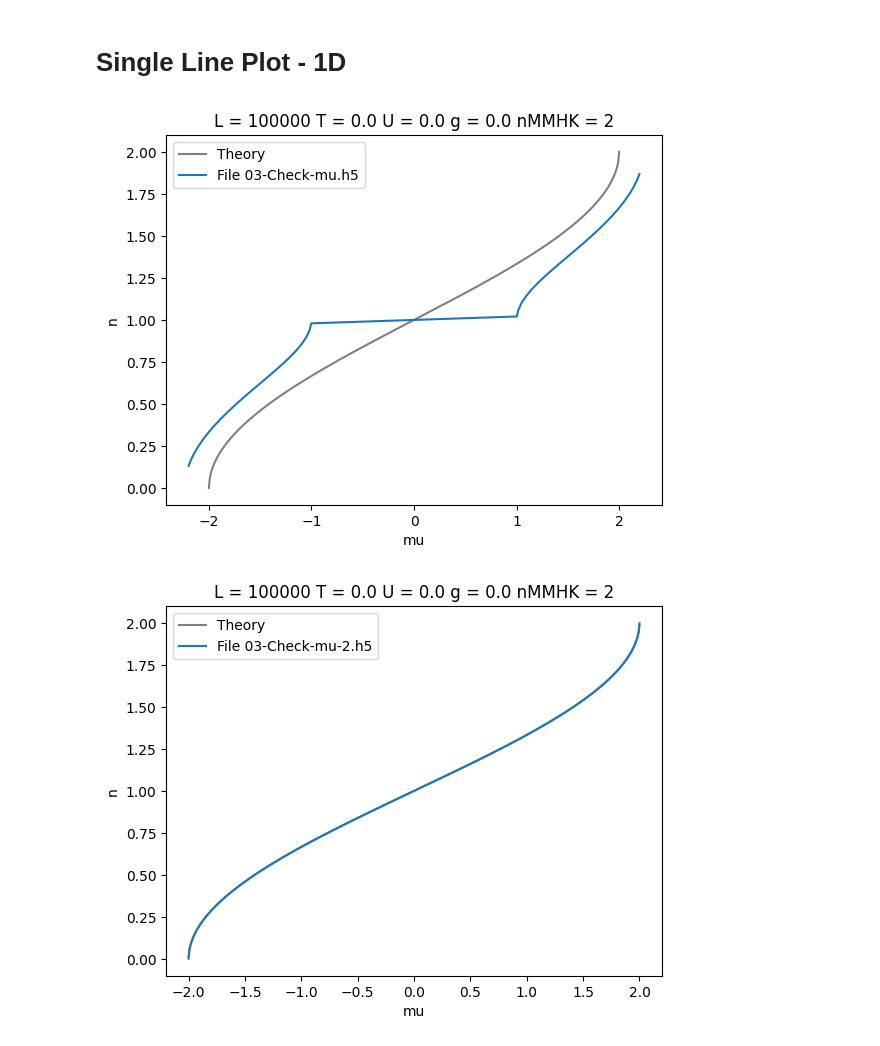
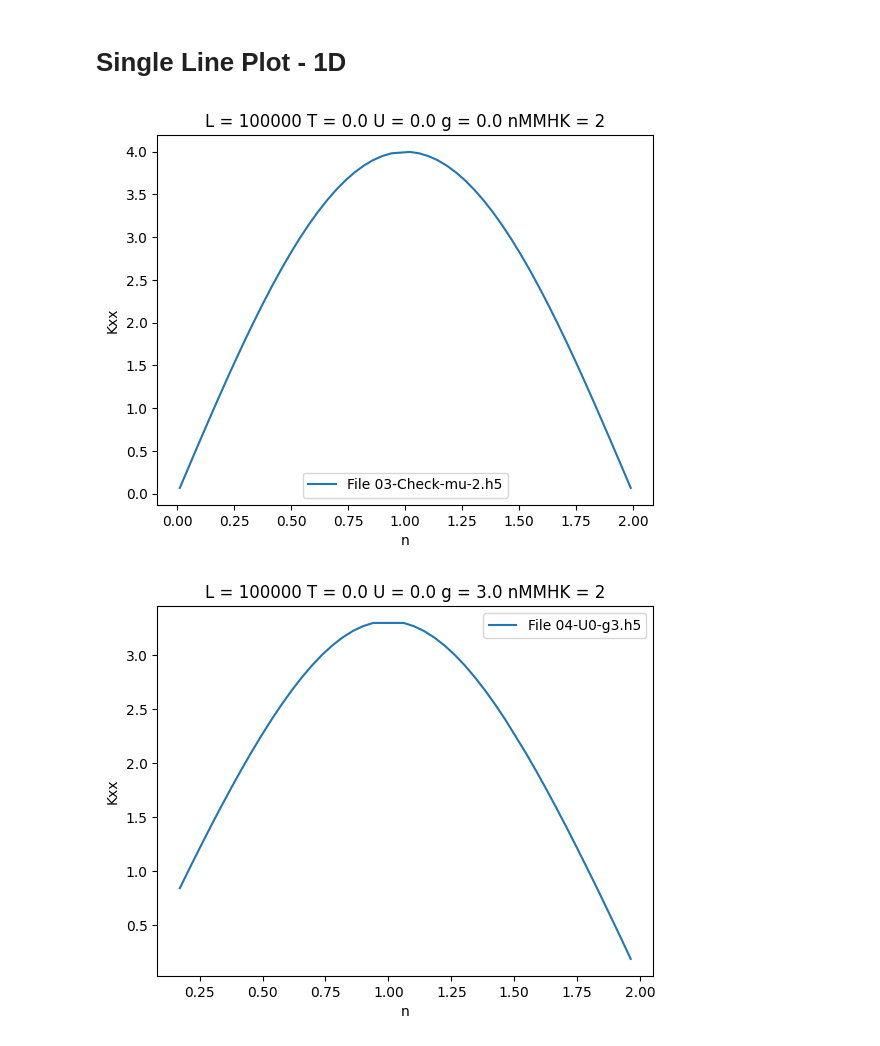
Before and after one commit to guilhermebaos/QUARMEN-Lessons, a Jupyter notebook: Master-Thesis/04-Nibi-Cluster-rrg/01-MMHK+SC+1D+Par/05-Imposing-AFMz-Order/plots.ipynb, the cells around one changed output. Drawn from its saved outputs; the diff is of its cells as text; code cells hidden in the pictures.

Commit message:
[Thesis] Getting Kxx(n) plots

```diff
--- a/Master-Thesis/04-Nibi-Cluster-rrg/01-MMHK+SC+1D+Par/05-Imposing-AFMz-Order/plots.ipynb
+++ b/Master-Thesis/04-Nibi-Cluster-rrg/01-MMHK+SC+1D+Par/05-Imposing-AFMz-Order/plots.ipynb
@@ -36,19 +36,19 @@ def load_group(name, h5f):
 # Single Line Plot - 1D
 # %%
 # File to read from
-file_list = ["03-Check-mu.h5", "03-Check-mu-2.h5", "03-Check-mu-3.h5"]
+file_list = ["03-Check-mu-2.h5", "04-U0-g3.h5", "05-U12-g0.h5", "06-U12-g3.h5"]
 
 # Choose what to plot
-x_name = "mu"
-y_name = "n"
+x_name = "n"
+y_name = "Kxx"
 
 # From where to read the data
-x_source = "params"
+x_source = "out"
 y_source = "out"
 
 # What to label the plot with
-x_label = "mu" # "L"
-y_label = "n" # r"$S_\text{AFM}^z$"
+x_label = x_name # "L"
+y_label = y_name # r"$S_\text{AFM}^z$"
 
 # Apply a function to the outputs
 yy_func = lambda x: x
@@ -86,9 +86,9 @@ for file_name in file_list:
     plt.figure()
 
     # Plot the theoretical curve
-    x_theory = np.linspace(-2.0, 2.0, 500)
-    y_theory = (2 / np.pi) * np.arccos(-0.5 * x_theory)
-    plt.plot(x_theory, y_theory, label="Theory", color="gray", zorder=1)
+    # x_theory = np.linspace(-2.0, 2.0, 500)
+    # y_theory = (2 / np.pi) * np.arccos(-0.5 * x_theory)
+    # plt.plot(x_theory, y_theory, label="Theory", color="gray", zorder=1)
 
     # Open the aggregated HDF5 file
     with h5py.File(filepath, "r") as file:
@@ -119,32 +119,32 @@ for file_name in file_list:
             # Eliminate keys whose values change
             else:
                 for key in consts:
                     if params[key] != params_last[key]:
                         consts.remove(key)
 
             params_last = params.copy()
 
 
     # Plot title says which parameters were the same accross all runs
     plt.title(" ".join([f"{key} = {value}" for (key, value) in params_last.items() if key in consts]))
 
     # Convert the data
     xx = np.array(xx)
     yy = np.array(yy)
 
     # Sort the arrays by x
     sort_indices = np.argsort(xx)
 
     # View those arrays in the sorted order
     xx_sorted = xx[sort_indices]
     yy_sorted = yy[sort_indices]
 
     # Plot the data
     plt.plot(xx_sorted, yy_func(yy_sorted), label=f"File {file_name.name if usedotname else file_name}", zorder=2)
     plt.xlabel(x_label)
     plt.ylabel(y_label)
     plt.legend()
     plt.show()
 # %% [output]
-[figure, old version]
+[figure, new version]
-[figure, old version]
+[figure, new version]
```
Also changed, not shown: parts of 1 cell of this notebook, 23 other files.
